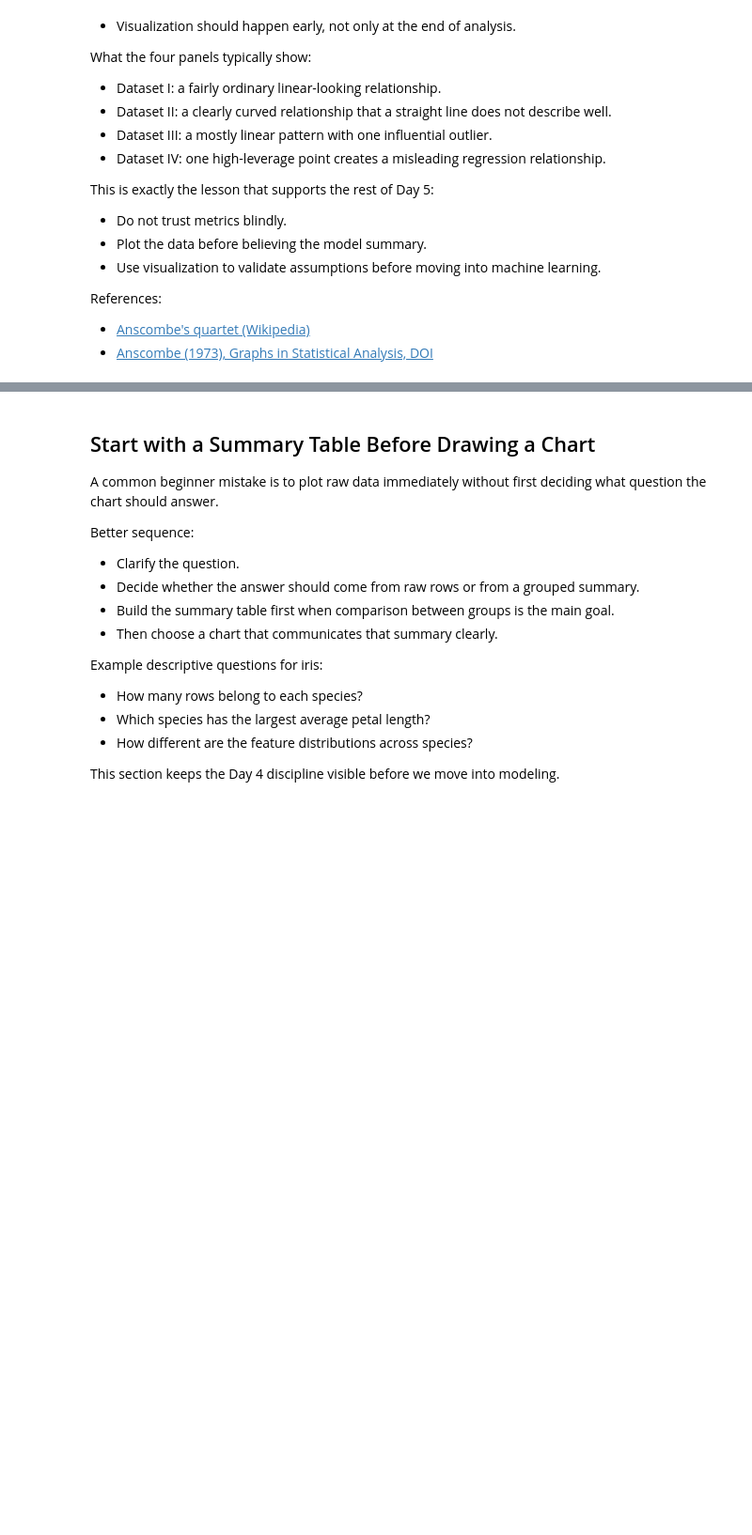
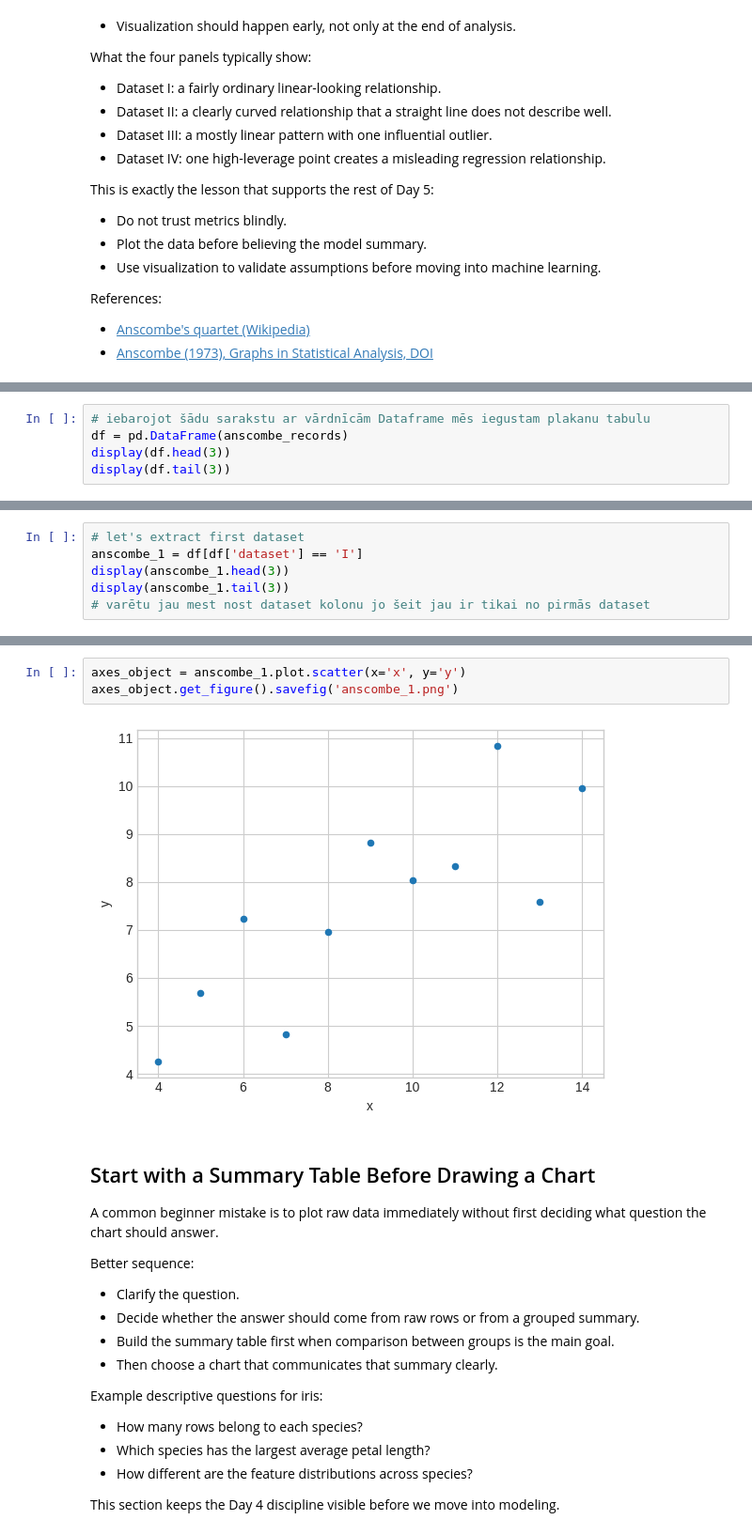
Before and after one commit to ValRCS/RTU_Python_CSP, a Jupyter notebook: notebooks/day5_visualization_machine_learning_basics_full_examples.ipynb, the cells around one changed output, grey strips where cells are left out. Shown at 94% size. Saved outputs shown, nothing was run; the diff lists cells and outputs as text; blank space fills up the shorter version.

```diff
--- a/notebooks/day5_visualization_machine_learning_basics_full_examples.ipynb
+++ b/notebooks/day5_visualization_machine_learning_basics_full_examples.ipynb
@@ -314,0 +408,5 @@ anscombe_chart_path.name
+# %%
+# iebarojot šādu sarakstu ar vārdnīcām Dataframe mēs iegustam plakanu tabulu
+df = pd.DataFrame(anscombe_records)
+display(df.head(3))
+display(df.tail(3))
@@ -314,0 +422,6 @@ anscombe_chart_path.name
+# %%
+# let's extract first dataset
+anscombe_1 = df[df['dataset'] == 'I']
+display(anscombe_1.head(3))
+display(anscombe_1.tail(3))
+# varētu jau mest nost dataset kolonu jo šeit jau ir tikai no pirmās dataset
@@ -315,3 +437,8 @@ anscombe_chart_path.name
+# %%
+axes_object = anscombe_1.plot.scatter(x='x', y='y')
+axes_object.get_figure().savefig('anscombe_1.png')
+# %% [output]
+[figure, added]
 # %% [markdown]
 ## Start with a Summary Table Before Drawing a Chart
 
```
Also changed, not shown: parts of 19 cells of this notebook.
